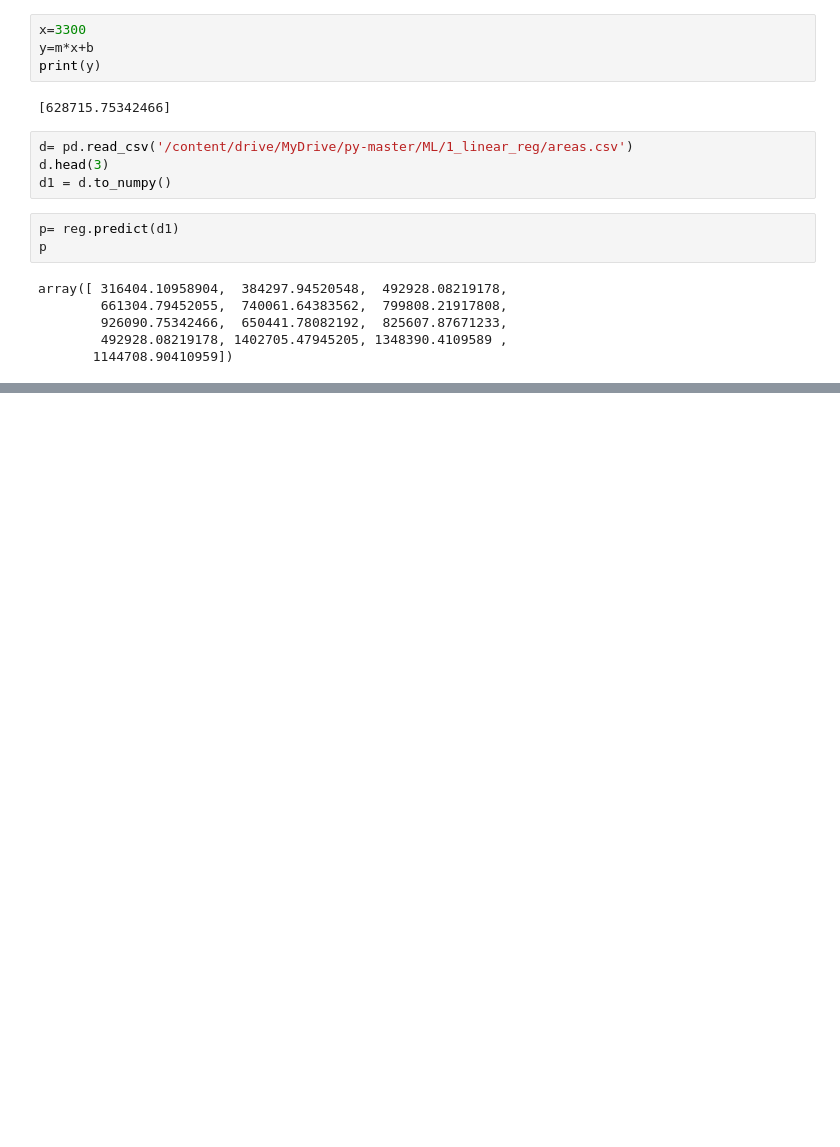
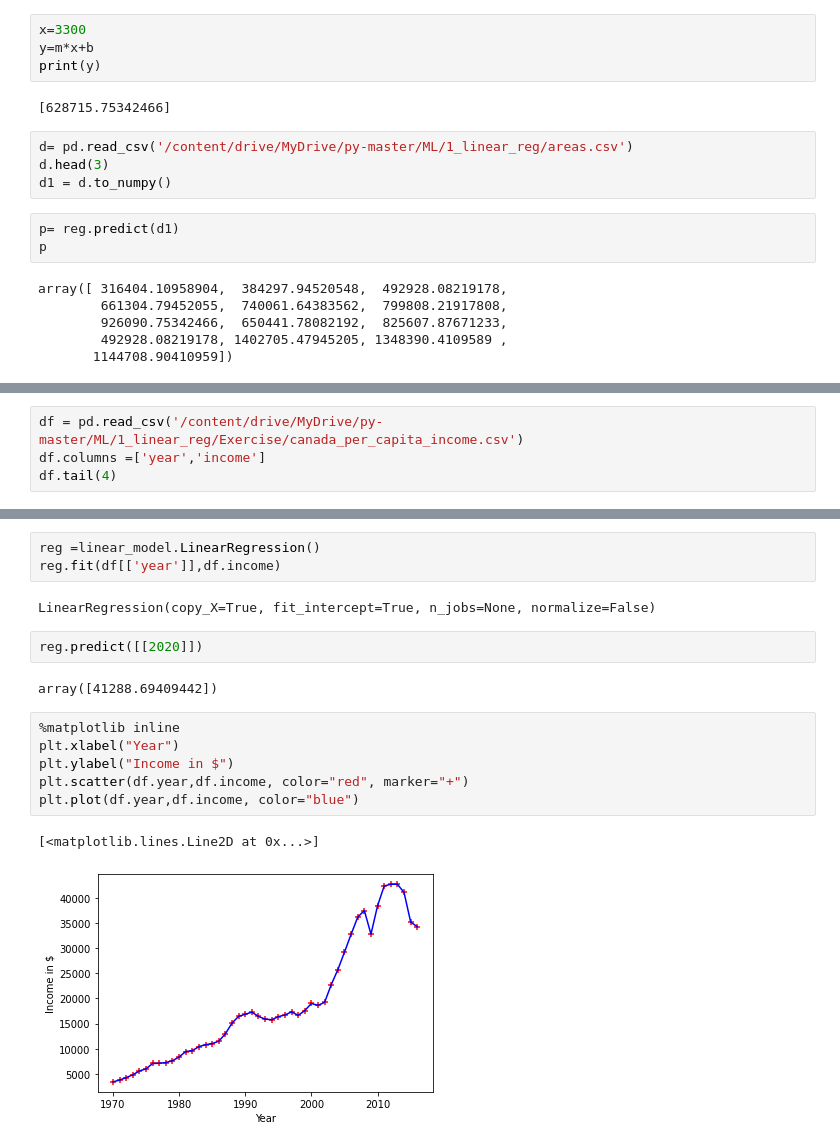
Before and after one commit to AftabUdaipurwala/HRAnalytics, a Jupyter notebook: Linear_Regression.ipynb, the cells around one changed output, grey strips where cells are left out. Drawn from its saved outputs; the diff is of its cells as text; blank space fills up the shorter version.

```diff
--- a/Linear_Regression.ipynb
+++ b/Linear_Regression.ipynb
@@ -121,0 +131,4 @@ print(df)
+# %%
+df = pd.read_csv('/content/drive/MyDrive/py-master/ML/1_linear_reg/Exercise/canada_per_capita_income.csv')
+df.columns =['year','income']
+df.tail(4)
@@ -121,0 +141,18 @@ print(df)
+# %%
+reg =linear_model.LinearRegression()
+reg.fit(df[['year']],df.income)
+# %% [output]
+LinearRegression(copy_X=True, fit_intercept=True, n_jobs=None, normalize=False)
+# %%
+reg.predict([[2020]])
+# %% [output]
+array([41288.69409442])
+# %%
+%matplotlib inline
+plt.xlabel("Year")
+plt.ylabel("Income in $")
+plt.scatter(df.year,df.income, color="red", marker="+")
+plt.plot(df.year,df.income, color="blue")
+# %% [output]
+[<matplotlib.lines.Line2D at 0x...>]
+[figure, added]
```
Also changed, not shown: parts of 6 cells of this notebook.
